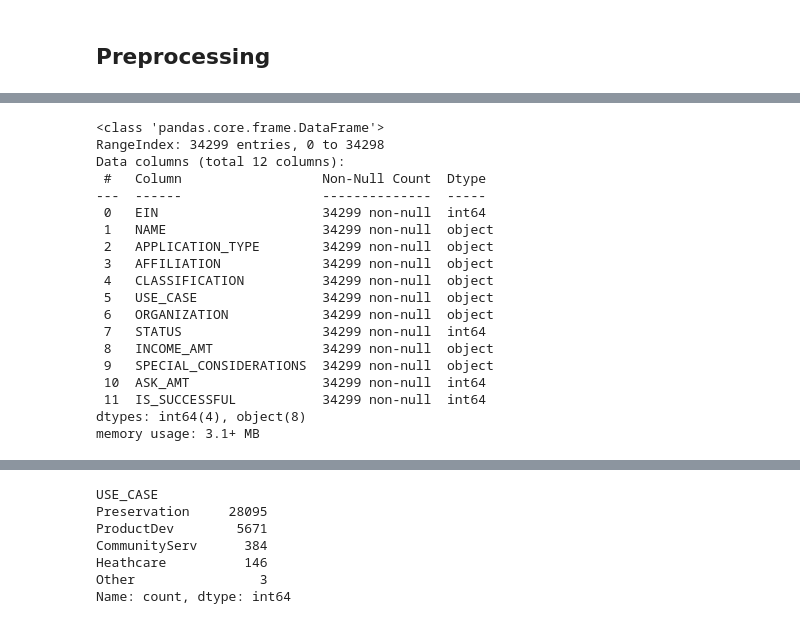
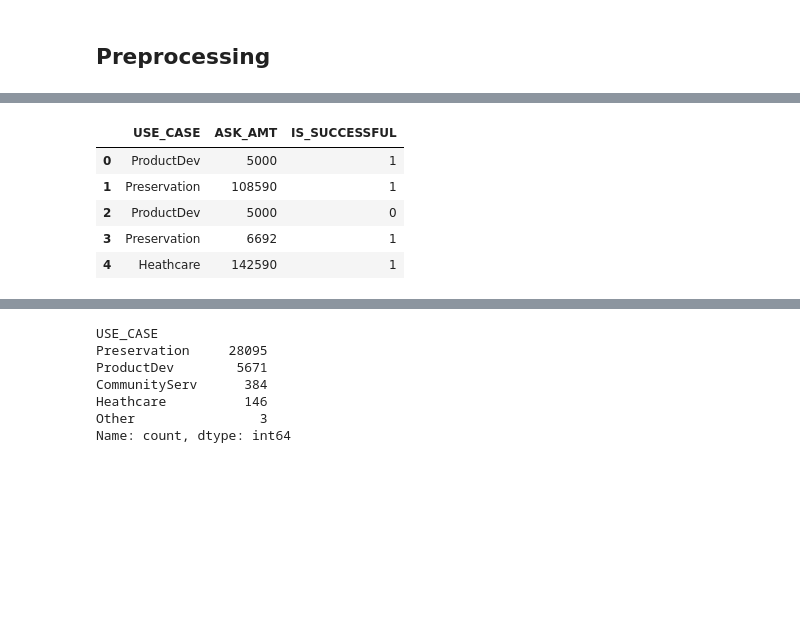
Before and after one commit to CharlesQuinn1/deep-learning-challenge, a Jupyter notebook: AlphabetSoupCharity_Optimization_v03.ipynb, the cells around one changed output, grey strips where cells are left out. Saved outputs shown, nothing was run; the diff lists cells and outputs as text; code cells hidden in the pictures; blank space fills up the shorter version.

```diff
--- a/AlphabetSoupCharity_Optimization_v03.ipynb
+++ b/AlphabetSoupCharity_Optimization_v03.ipynb
@@ -21,22 +24,13 @@ application_df.head()
+# %%
+# Drop the non-beneficial ID columns, 'EIN' and 'NAME'.
+# application_df = application_df.drop(columns=["EIN", "NAME"], axis=1)
+application_df = application_df.drop(columns=["EIN", "NAME", "AFFILIATION", "APPLICATION_TYPE", "ORGANIZATION", "CLASSIFICATION","STATUS", "INCOME_AMT", "SPECIAL_CONSIDERATIONS"], axis=1)
 # %%
-application_df.info()
+application_df.head()
 # %% [output]
-<class 'pandas.core.frame.DataFrame'>
-RangeIndex: 34299 entries, 0 to 34298
-Data columns (total 12 columns):
- #   Column                  Non-Null Count  Dtype
----  ------                  --------------  -----
- 0   EIN                     34299 non-null  int64
- 1   NAME                    34299 non-null  object
- 2   APPLICATION_TYPE        34299 non-null  object
- 3   AFFILIATION             34299 non-null  object
- 4   CLASSIFICATION          34299 non-null  object
- 5   USE_CASE                34299 non-null  object
- 6   ORGANIZATION            34299 non-null  object
- 7   STATUS                  34299 non-null  int64
- 8   INCOME_AMT              34299 non-null  object
- 9   SPECIAL_CONSIDERATIONS  34299 non-null  object
- 10  ASK_AMT                 34299 non-null  int64
- 11  IS_SUCCESSFUL           34299 non-null  int64
-dtypes: int64(4), object(8)
-memory usage: 3.1+ MB
+|  | USE_CASE | ASK_AMT | IS_SUCCESSFUL |
+| 0 | ProductDev | 5000 | 1 |
+| 1 | Preservation | 108590 | 1 |
+| 2 | ProductDev | 5000 | 0 |
+| 3 | Preservation | 6692 | 1 |
+| 4 | Heathcare | 142590 | 1 |
```
Also changed, not shown: parts of 25 cells of this notebook.
